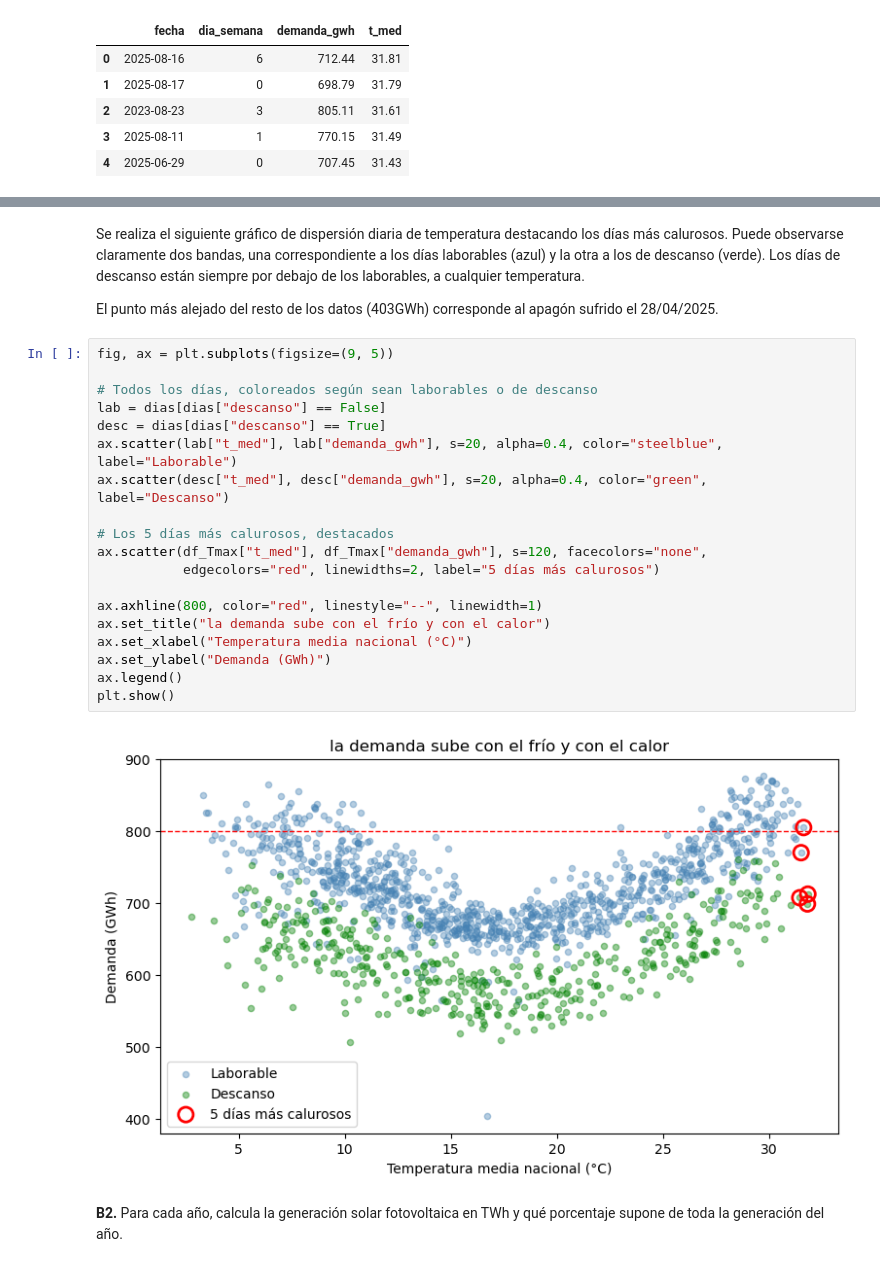
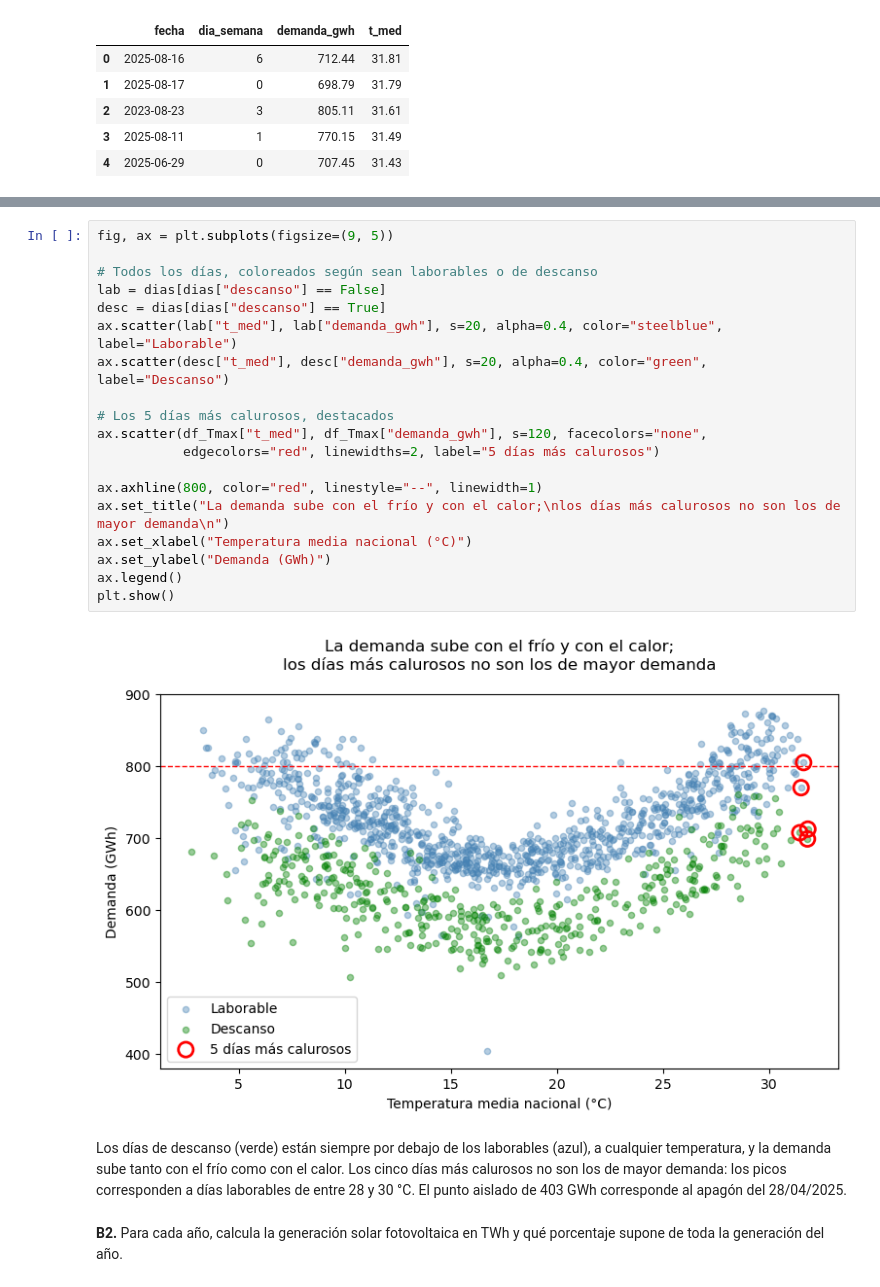
Before and after one commit to paolabtronescobosa/prueba-individual-sesion03, a Jupyter notebook: notebooks/01_prueba_individual_paola_tron_escobosa.ipynb, the cells around one changed output, grey strips where cells are left out. Drawn from its saved outputs; the diff is of its cells as text.

```diff
--- a/notebooks/01_prueba_individual_paola_tron_escobosa.ipynb
+++ b/notebooks/01_prueba_individual_paola_tron_escobosa.ipynb
@@ -467,28 +438,26 @@ Finalmente, en todos los casos, el valor de la demanda observada supera el valor
-# %% [markdown]
-Se realiza el siguiente gráfico de dispersión diaria de temperatura destacando los días más calurosos. Puede observarse claramente dos bandas, una correspondiente a los días laborables (azul) y la otra a los de descanso (verde). Los días de descanso están siempre por debajo de los laborables, a cualquier temperatura.
-
-El punto más alejado del resto de los datos (403GWh) corresponde al apagón sufrido el 28/04/2025.
 # %%
 fig, ax = plt.subplots(figsize=(9, 5))
 
 # Todos los días, coloreados según sean laborables o de descanso
 lab = dias[dias["descanso"] == False]
 desc = dias[dias["descanso"] == True]
 ax.scatter(lab["t_med"], lab["demanda_gwh"], s=20, alpha=0.4, color="steelblue", label="Laborable")
 ax.scatter(desc["t_med"], desc["demanda_gwh"], s=20, alpha=0.4, color="green", label="Descanso")
 
 # Los 5 días más calurosos, destacados
 ax.scatter(df_Tmax["t_med"], df_Tmax["demanda_gwh"], s=120, facecolors="none",
            edgecolors="red", linewidths=2, label="5 días más calurosos")
 
 ax.axhline(800, color="red", linestyle="--", linewidth=1)
-ax.set_title("la demanda sube con el frío y con el calor")
+ax.set_title("La demanda sube con el frío y con el calor;\nlos días más calurosos no son los de mayor demanda\n")
 ax.set_xlabel("Temperatura media nacional (°C)")
 ax.set_ylabel("Demanda (GWh)")
 ax.legend()
 plt.show()
 # %% [output]
-[figure, old version]
+[figure, new version]
+# %% [markdown]
+Los días de descanso (verde) están siempre por debajo de los laborables (azul), a cualquier temperatura, y la demanda sube tanto con el frío como con el calor. Los cinco días más calurosos no son los de mayor demanda: los picos corresponden a días laborables de entre 28 y 30 °C. El punto aislado de 403 GWh corresponde al apagón del 28/04/2025.
 # %% [markdown]
 **B2.** Para cada año, calcula la generación solar fotovoltaica en TWh y qué porcentaje supone de toda la generación del año.
 # %%
```
Also changed, not shown: parts of 31 cells of this notebook.
